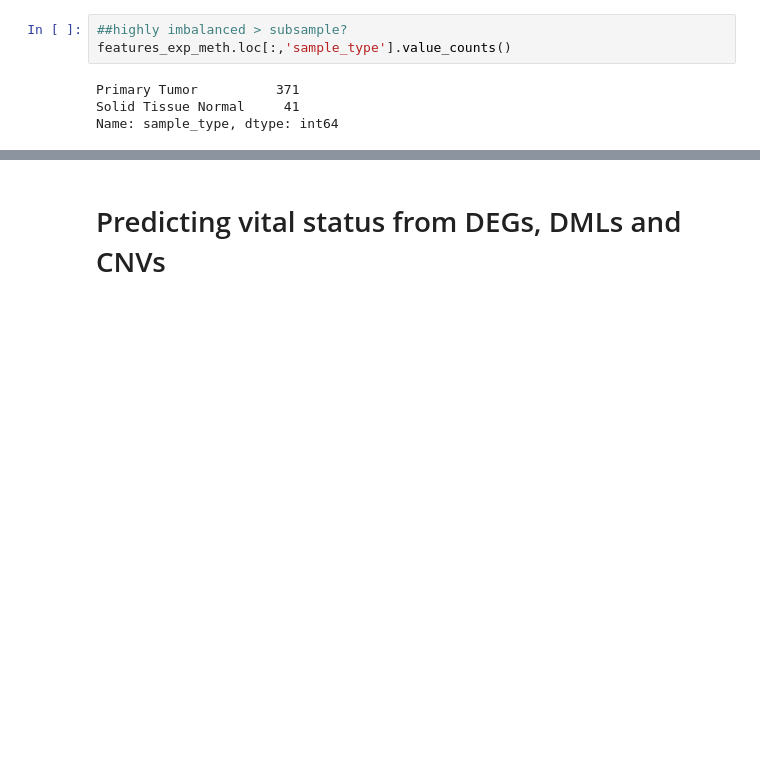
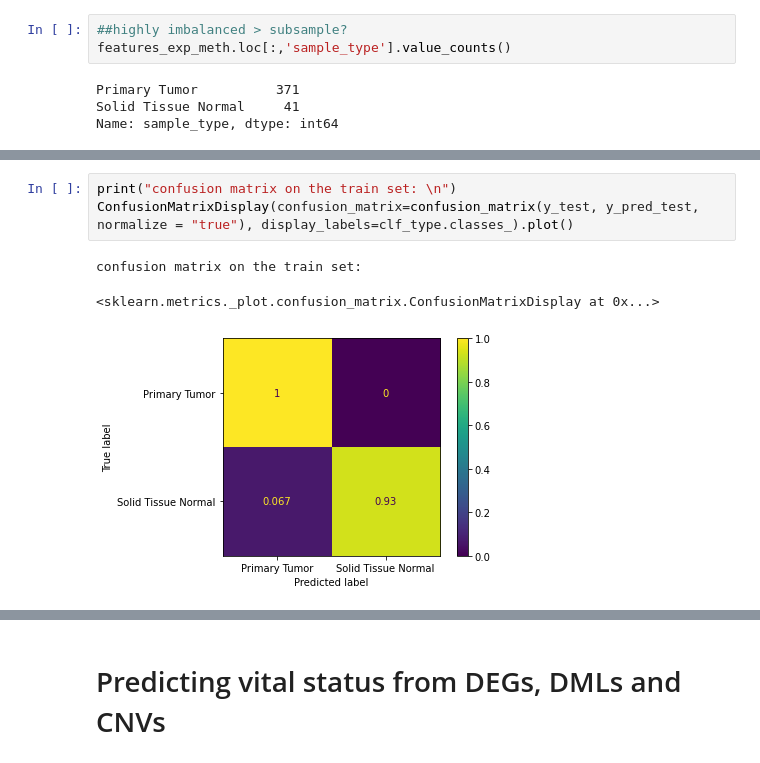
Before and after one commit to bibymaths/liver_prediction, a Jupyter notebook: ML_LIHC.ipynb, the cells around one changed output, grey strips where cells are left out. Drawn from its saved outputs; the diff is of its cells as text; blank space fills up the shorter version.

```diff
--- a/ML_LIHC.ipynb
+++ b/ML_LIHC.ipynb
@@ -87 +120,8 @@ Solid Tissue Normal       0.94      0.89      0.92        19
+# %%
+print("confusion matrix on the train set: \n")
+ConfusionMatrixDisplay(confusion_matrix=confusion_matrix(y_test, y_pred_test, normalize = "true"), display_labels=clf_type.classes_).plot()
+# %% [output]
+confusion matrix on the train set:
+<sklearn.metrics._plot.confusion_matrix.ConfusionMatrixDisplay at 0x...>
+[figure, added]
 # %%
```
Also changed, not shown: parts of 41 cells of this notebook, 1 other file.
